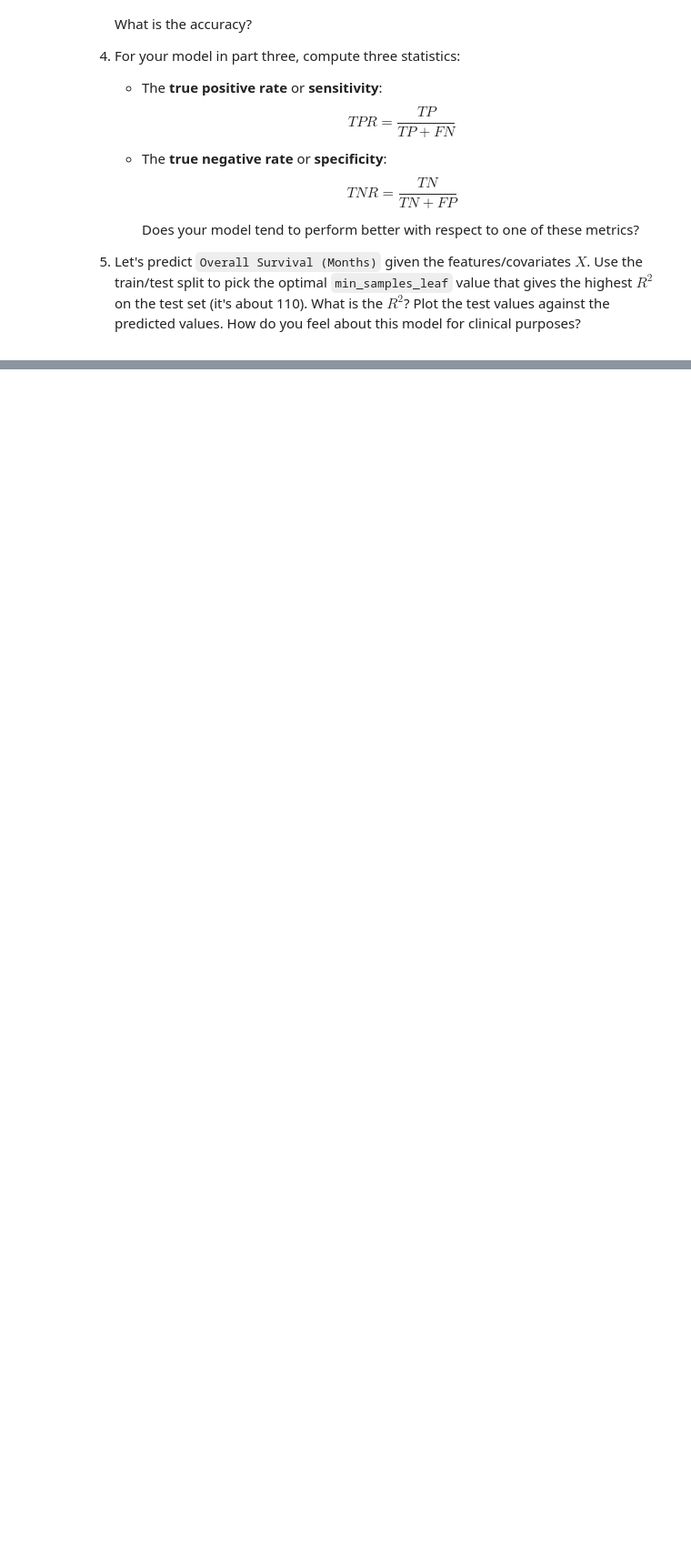
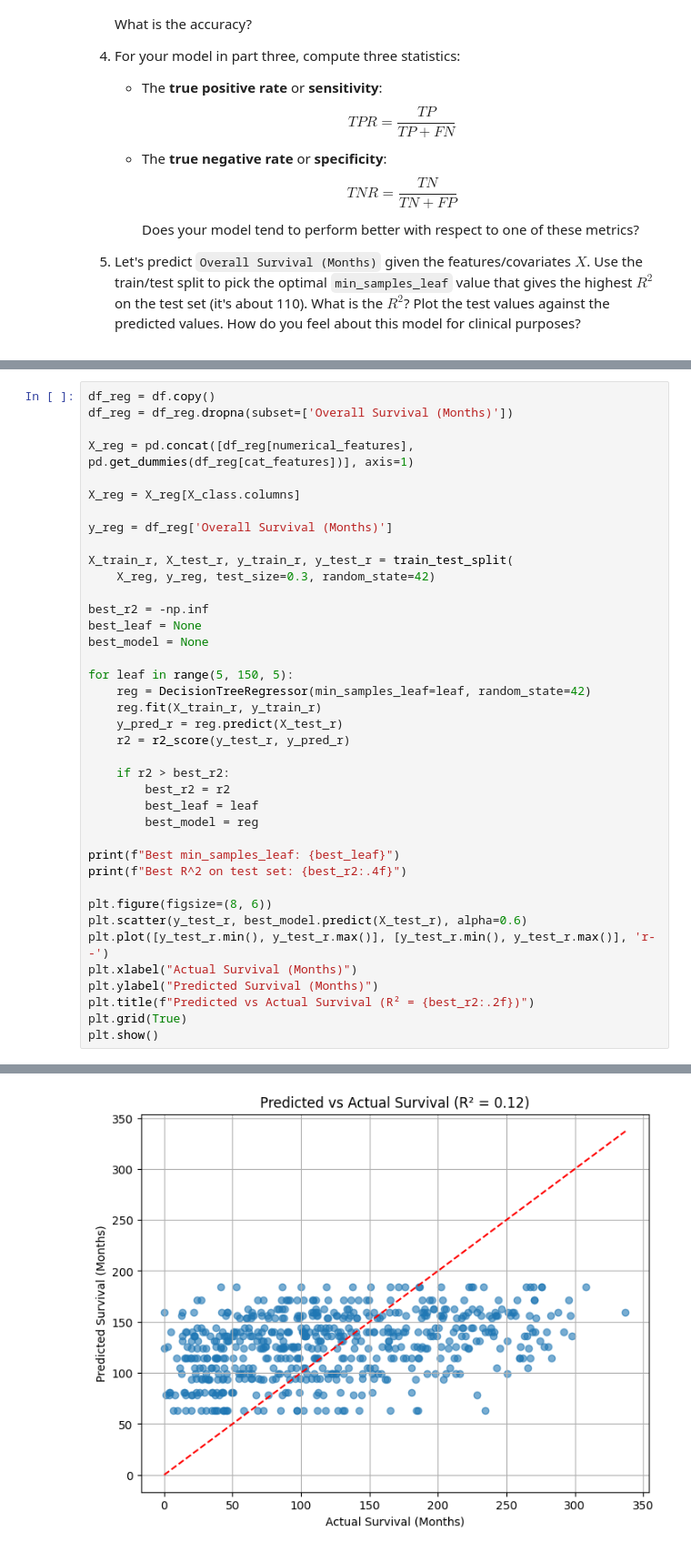
Before and after one commit to corinnefog/trees, a Jupyter notebook: assignment/assignment.ipynb, the cells around one changed output, grey strips where cells are left out. Shown at 91% size. Saved outputs shown, nothing was run; the diff lists cells and outputs as text; blank space fills up the shorter version.

```diff
--- a/assignment/assignment.ipynb
+++ b/assignment/assignment.ipynb
@@ -165,0 +246,40 @@ plt.show()
+# %%
+df_reg = df.copy()
+df_reg = df_reg.dropna(subset=['Overall Survival (Months)'])
+
+X_reg = pd.concat([df_reg[numerical_features], pd.get_dummies(df_reg[cat_features])], axis=1)
+
+X_reg = X_reg[X_class.columns]
+
+y_reg = df_reg['Overall Survival (Months)']
+
+X_train_r, X_test_r, y_train_r, y_test_r = train_test_split(
+    X_reg, y_reg, test_size=0.3, random_state=42)
+
+best_r2 = -np.inf
+best_leaf = None
+best_model = None
+
+for leaf in range(5, 150, 5):
+    reg = DecisionTreeRegressor(min_samples_leaf=leaf, random_state=42)
+    reg.fit(X_train_r, y_train_r)
+    y_pred_r = reg.predict(X_test_r)
+    r2 = r2_score(y_test_r, y_pred_r)
+
+    if r2 > best_r2:
+        best_r2 = r2
+        best_leaf = leaf
+        best_model = reg
+
+print(f"Best min_samples_leaf: {best_leaf}")
+print(f"Best R^2 on test set: {best_r2:.4f}")
+
+plt.figure(figsize=(8, 6))
+plt.scatter(y_test_r, best_model.predict(X_test_r), alpha=0.6)
+plt.plot([y_test_r.min(), y_test_r.max()], [y_test_r.min(), y_test_r.max()], 'r--')
+plt.xlabel("Actual Survival (Months)")
+plt.ylabel("Predicted Survival (Months)")
+plt.title(f"Predicted vs Actual Survival (R² = {best_r2:.2f})")
+plt.grid(True)
+plt.show()
+# %% [output]
@@ -166,3 +288,4 @@ plt.show()
+[figure, added]
 # %% [markdown]
 **Q4.** This is a case study about trees using bond rating data. This is a dataset about bond ratings for different companies, alongside a bunch of business statistics and other data. Companies often have multiple reviews at different dates. We want to predict the bond rating (AAA, AA, A, BBB, BB, B, ..., C, D). Do business fundamentals predict the company's rating?
 
```
Also changed, not shown: parts of 9 cells of this notebook.
